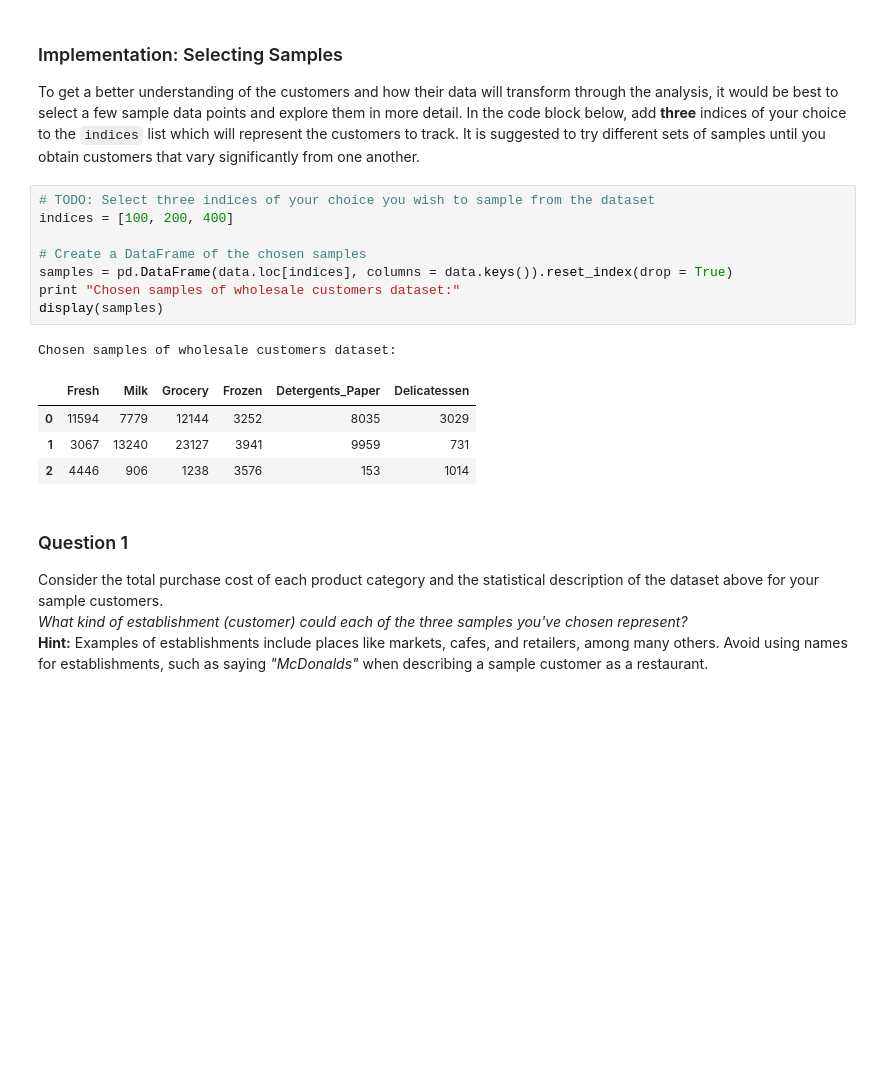
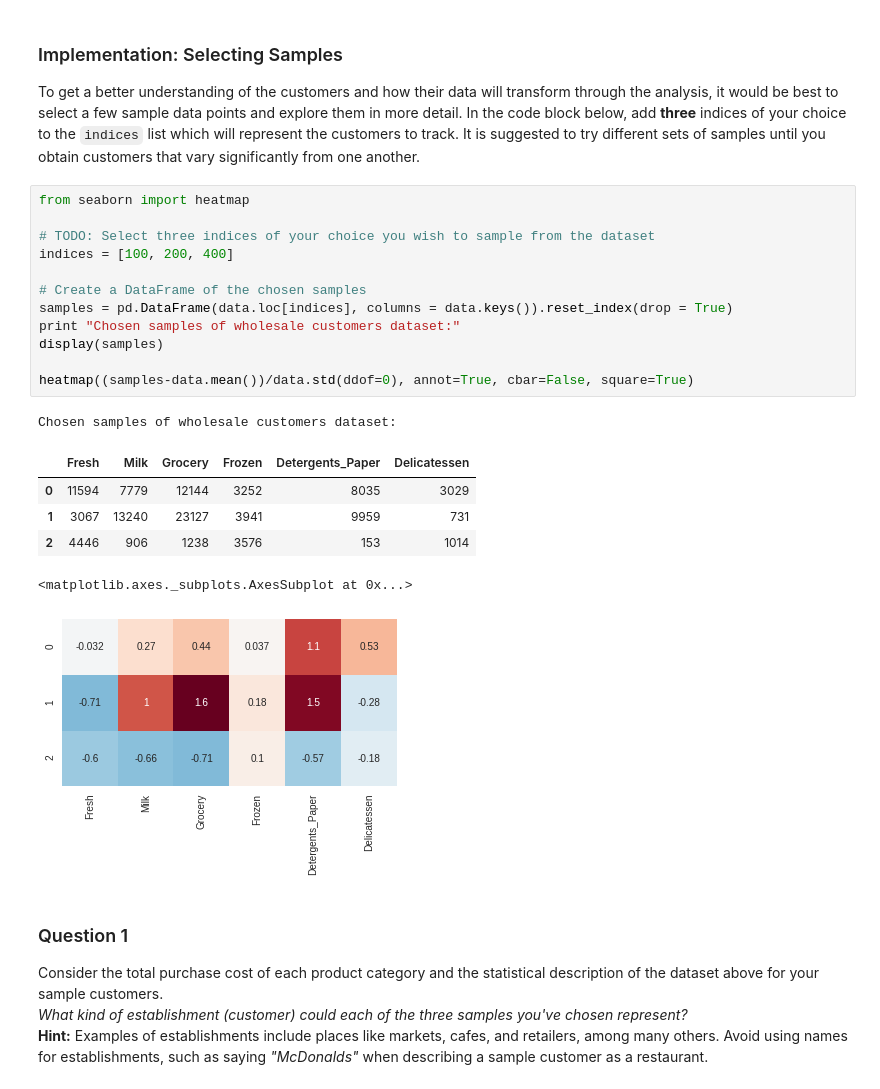
Before and after one commit to dkeitel/machine-learning, a Jupyter notebook: projects/customer_segments/customer_segments.ipynb, the cells around one changed output. Cells and saved outputs as stored; diff of their text form; blank space fills up the shorter version.

```diff
--- a/projects/customer_segments/customer_segments.ipynb
+++ b/projects/customer_segments/customer_segments.ipynb
@@ -55,19 +55,25 @@ display(data.describe())
 ### Implementation: Selecting Samples
 To get a better understanding of the customers and how their data will transform through the analysis, it would be best to select a few sample data points and explore them in more detail. In the code block below, add **three** indices of your choice to the `indices` list which will represent the customers to track. It is suggested to try different sets of samples until you obtain customers that vary significantly from one another.
 # %%
+from seaborn import heatmap
+
 # TODO: Select three indices of your choice you wish to sample from the dataset
 indices = [100, 200, 400]
 
 # Create a DataFrame of the chosen samples
 samples = pd.DataFrame(data.loc[indices], columns = data.keys()).reset_index(drop = True)
 print "Chosen samples of wholesale customers dataset:"
 display(samples)
+
+heatmap((samples-data.mean())/data.std(ddof=0), annot=True, cbar=False, square=True)
 # %% [output]
 Chosen samples of wholesale customers dataset:
 |  | Fresh | Milk | Grocery | Frozen | Detergents_Paper | Delicatessen |
 | 0 | 11594 | 7779 | 12144 | 3252 | 8035 | 3029 |
 | 1 | 3067 | 13240 | 23127 | 3941 | 9959 | 731 |
 | 2 | 4446 | 906 | 1238 | 3576 | 153 | 1014 |
+<matplotlib.axes._subplots.AxesSubplot at 0x...>
+[figure, added]
 # %% [markdown]
 ### Question 1
 Consider the total purchase cost of each product category and the statistical description of the dataset above for your sample customers.
```
Also changed, not shown: parts of 11 cells of this notebook, 1 other file.
